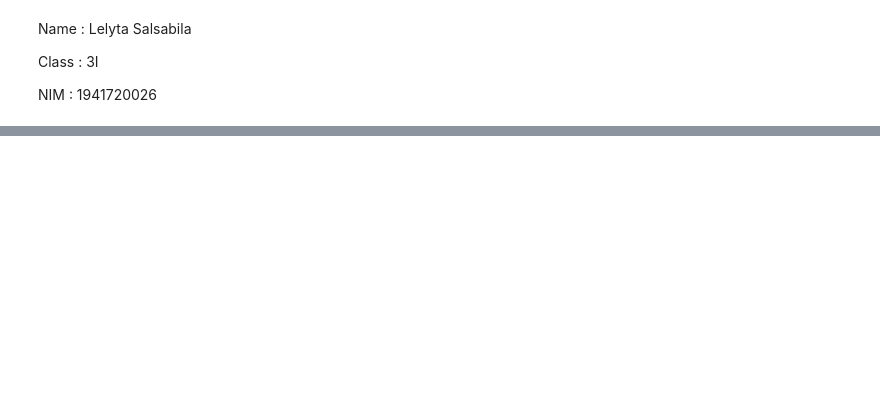
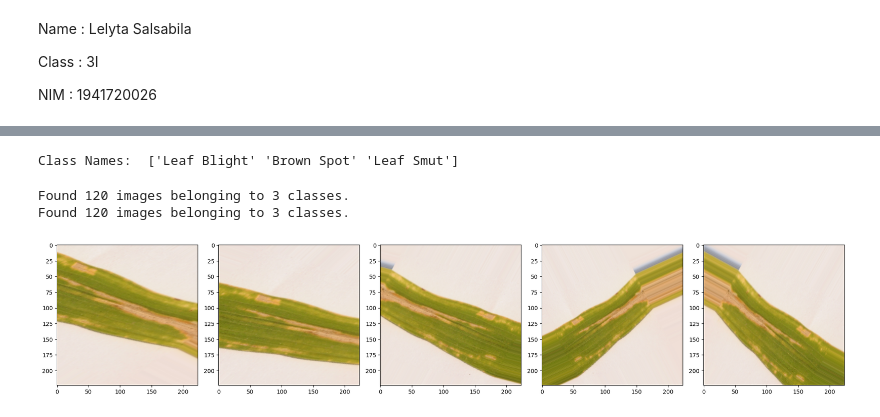
Before and after one commit to lelyta30/PCVK_GENAP_2023, a Jupyter notebook: Final_Project_PCVK.ipynb, the cells around one changed output, grey strips where cells are left out. Saved outputs shown, nothing was run; the diff lists cells and outputs as text; code cells hidden in the pictures; blank space fills up the shorter version.

```diff
--- a/Final_Project_PCVK.ipynb
+++ b/Final_Project_PCVK.ipynb
@@ -29,0 +38,52 @@ ImportError: ignored
+# %%
+BATCH_SIZE = 8
+IMG_HEIGHT = 224
+IMG_WIDTH = 224
+# %%
+data_dir ="/content/drive/MyDrive/PCVK/Rice Leaf Disease"
+data_dir = pathlib.Path(data_dir)
+
+CLASS_NAMES = np.array(['Leaf Blight','Brown Spot','Leaf Smut'])
+
+print('Class Names: ', CLASS_NAMES)
+# %% [output]
+Class Names:  ['Leaf Blight' 'Brown Spot' 'Leaf Smut']
+# %%
+train_path = '/content/drive/MyDrive/PCVK/Rice Leaf Disease'
+test_path = '/content/drive/MyDrive/PCVK/Rice Leaf Disease'
+# %%
+image_train_gen = ImageDataGenerator(rescale=1./255,
+                                     zoom_range=0.50,
+                                     rotation_range=45,
+                                     horizontal_flip=True,
+                                     width_shift_range=0.15,
+                                     height_shift_range=0.15)
+
+train_data_gen = image_train_gen.flow_from_directory(train_path,
+                                                     shuffle=True,
+                                                     batch_size=BATCH_SIZE,
+                                                     target_size=(IMG_HEIGHT,IMG_WIDTH),
+                                                     class_mode='sparse')
+
+img_val_gen = ImageDataGenerator(rescale=1./255)
+val_data_gen = img_val_gen.flow_from_directory(test_path,
+                                               batch_size=BATCH_SIZE,
+                                               target_size=(IMG_HEIGHT,IMG_WIDTH),
+                                               class_mode='sparse')
+# %% [output]
+Found 120 images belonging to 3 classes.
+Found 120 images belonging to 3 classes.
+# %%
+def plotImages(image_arr):
+    fig,axes = plt.subplots(1, 5, figsize=(20,20))
+    axes = axes.flatten()
+    for img,ax in zip(image_arr,axes):
+        ax.imshow(img)
+    plt.tight_layout()
+    plt.show()
+# %%
+# Plot a few training images
+img_array = [train_data_gen[0][0][0] for i in range(5)]
+plotImages(img_array)
+# %% [output]
+[figure, added]
```
Also changed, not shown: parts of 11 cells of this notebook.
